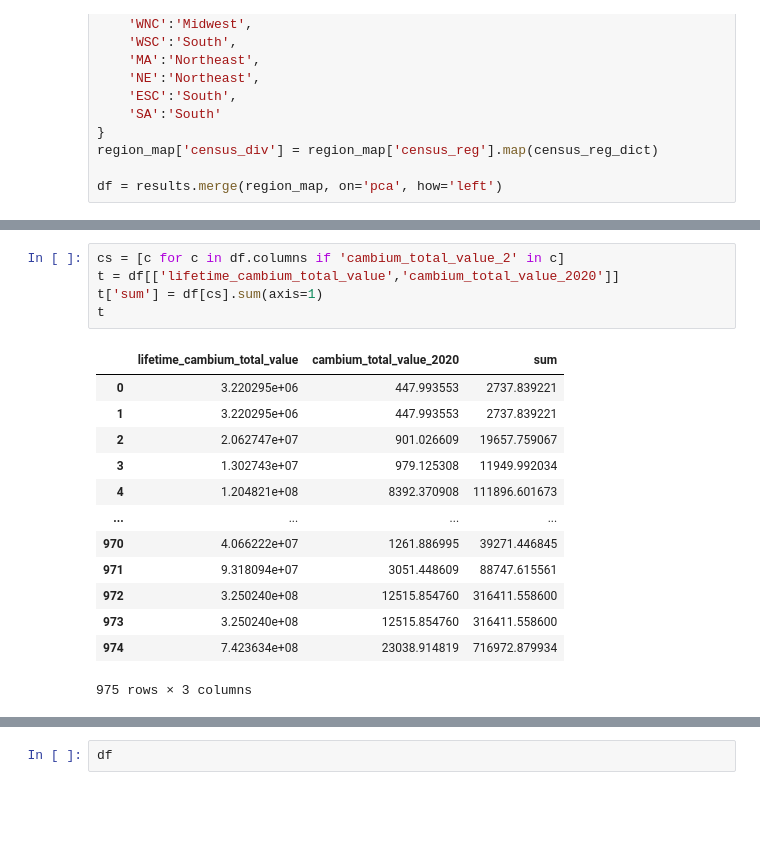
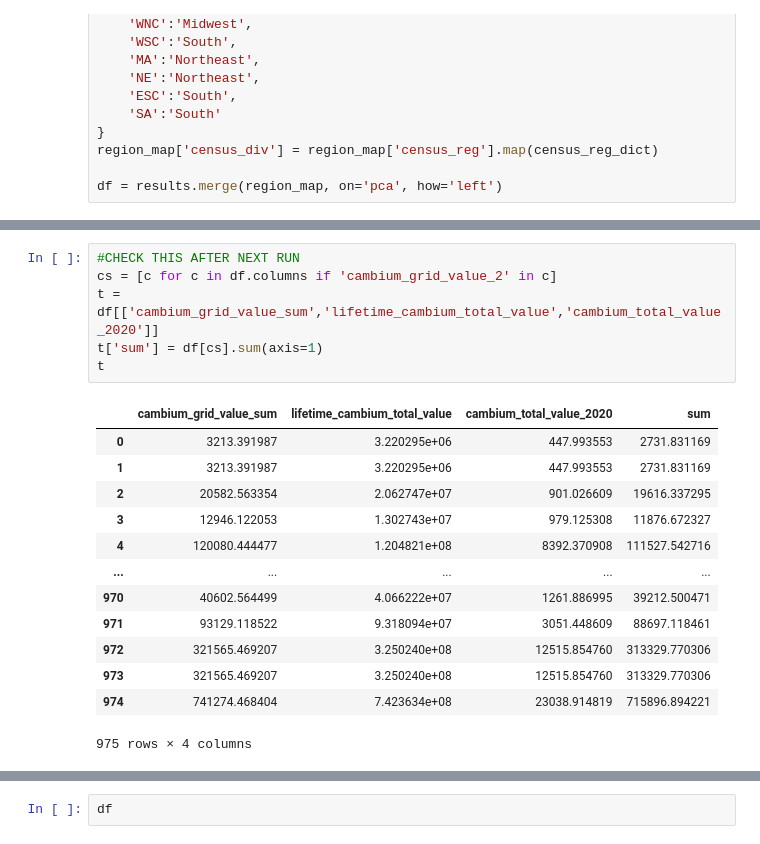
Before and after one commit to NREL/vapor, a Jupyter notebook: notebooks/viz_bnef_results.ipynb, the cells around one changed output, grey strips where cells are left out. Saved outputs shown, nothing was run; the diff lists cells and outputs as text; blank space fills up the shorter version.

```diff
--- a/notebooks/viz_bnef_results.ipynb
+++ b/notebooks/viz_bnef_results.ipynb
@@ -64,19 +44,20 @@ set(df.columns)
 # %%
-cs = [c for c in df.columns if 'cambium_total_value_2' in c]
-t = df[['lifetime_cambium_total_value','cambium_total_value_2020']]
+#CHECK THIS AFTER NEXT RUN
+cs = [c for c in df.columns if 'cambium_grid_value_2' in c]
+t = df[['cambium_grid_value_sum','lifetime_cambium_total_value','cambium_total_value_2020']]
 t['sum'] = df[cs].sum(axis=1)
 t
 # %% [output]
-|  | lifetime_cambium_total_value | cambium_total_value_2020 | sum |
-| 0 | 3.220295e+06 | 447.993553 | 2737.839221 |
-| 1 | 3.220295e+06 | 447.993553 | 2737.839221 |
-| 2 | 2.062747e+07 | 901.026609 | 19657.759067 |
-| 3 | 1.302743e+07 | 979.125308 | 11949.992034 |
-| 4 | 1.204821e+08 | 8392.370908 | 111896.601673 |
-| ... | ... | ... | ... |
-| 970 | 4.066222e+07 | 1261.886995 | 39271.446845 |
-| 971 | 9.318094e+07 | 3051.448609 | 88747.615561 |
-| 972 | 3.250240e+08 | 12515.854760 | 316411.558600 |
-| 973 | 3.250240e+08 | 12515.854760 | 316411.558600 |
-| 974 | 7.423634e+08 | 23038.914819 | 716972.879934 |
+|  | cambium_grid_value_sum | lifetime_cambium_total_value | cambium_total_value_2020 | sum |
+| 0 | 3213.391987 | 3.220295e+06 | 447.993553 | 2731.831169 |
+| 1 | 3213.391987 | 3.220295e+06 | 447.993553 | 2731.831169 |
+| 2 | 20582.563354 | 2.062747e+07 | 901.026609 | 19616.337295 |
+| 3 | 12946.122053 | 1.302743e+07 | 979.125308 | 11876.672327 |
+| 4 | 120080.444477 | 1.204821e+08 | 8392.370908 | 111527.542716 |
+| ... | ... | ... | ... | ... |
+| 970 | 40602.564499 | 4.066222e+07 | 1261.886995 | 39212.500471 |
+| 971 | 93129.118522 | 9.318094e+07 | 3051.448609 | 88697.118461 |
+| 972 | 321565.469207 | 3.250240e+08 | 12515.854760 | 313329.770306 |
+| 973 | 321565.469207 | 3.250240e+08 | 12515.854760 | 313329.770306 |
+| 974 | 741274.468404 | 7.423634e+08 | 23038.914819 | 715896.894221 |
-975 rows × 3 columns
+975 rows × 4 columns
```
Also changed, not shown: parts of 7 cells of this notebook, 4 other files.
